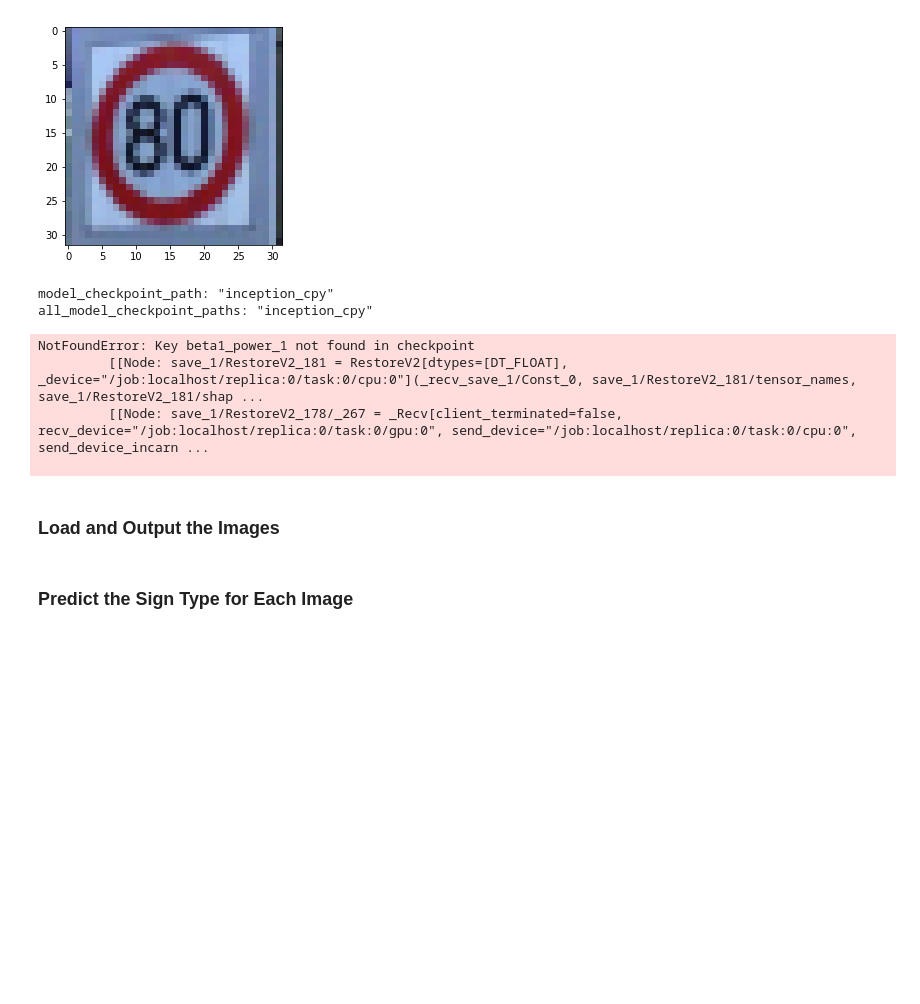
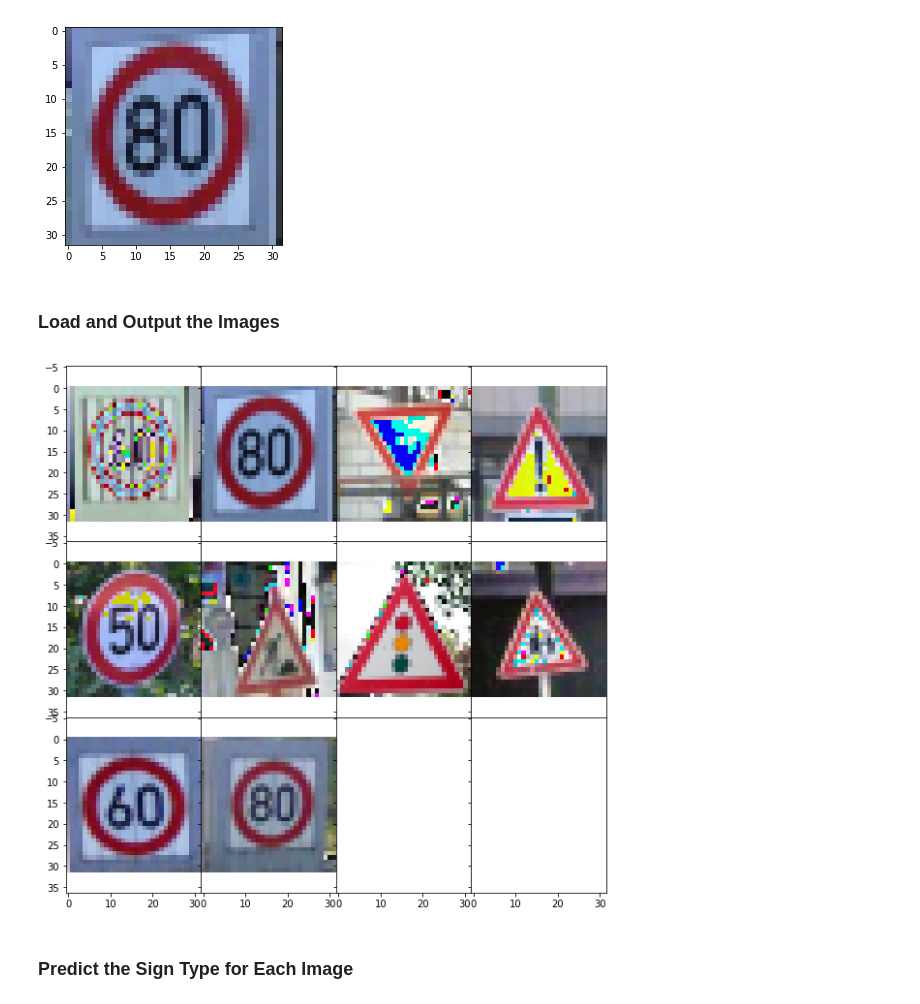
Before and after one commit to ahnguyen09/Car-ND-Projects, a Jupyter notebook: CarND-Traffic-Sign-Classifier-Project/Traffic_Sign_Classifier.ipynb, the cells around one changed output. Saved outputs shown, nothing was run; the diff lists cells and outputs as text; code cells hidden in the pictures; blank space fills up the shorter version.

```diff
--- a/CarND-Traffic-Sign-Classifier-Project/Traffic_Sign_Classifier.ipynb
+++ b/CarND-Traffic-Sign-Classifier-Project/Traffic_Sign_Classifier.ipynb
@@ -1049,28 +975,5 @@ plt.imshow(X_test_net_norm[1])
 # %% [output]
 <matplotlib.image.AxesImage at 0x...>
 [figure]
-# %%
-print(tf.train.get_checkpoint_state(os.path.dirname('inception_cpy')))
-# %% [output]
-model_checkpoint_path: "inception_cpy"
-all_model_checkpoint_paths: "inception_cpy"
-# %%
-
-with tf.Session() as sess:
-    # Load best model and evaluate on iamges from internet
-    #saver = tf.train.import_meta_graph('inception.meta')
-    #saver.restore(sess, './inception')
-    #sess.run(tf.global_variables_initializer())
-    #saver.restore(sess, './inception')
-    saver.restore(sess, tf.train.latest_checkpoint('.'))
-    print("Training:",evaluate(X_train_mod, y_train_mod, 1.0))
-    print("Validation:",evaluate(X_valid_norm, y_valid, 1.0))
-    print("Test:",evaluate(X_test_norm, y_test, 1.0))
-    print("Test Internet:",evaluate(X_test_net_norm, y_test_net, 1.0))
-# %% [output]
-NotFoundError: Key beta1_power_1 not found in checkpoint
-         [[Node: save_1/RestoreV2_181 = RestoreV2[dtypes=[DT_FLOAT], _device="/job:localhost/replica:0/task:0/cpu:0"](_recv_save_1/Const_0, save_1/RestoreV2_181/tensor_names, save_1/RestoreV2_181/shap ...
-         [[Node: save_1/RestoreV2_178/_267 = _Recv[client_terminated=false, recv_device="/job:localhost/replica:0/task:0/gpu:0", send_device="/job:localhost/replica:0/task:0/cpu:0", send_device_incarn ...
-
 # %% [markdown]
 ### Load and Output the Images
@@ -1080,2 +980,13 @@ NotFoundError: Key beta1_power_1 not found in checkpoint
+# %%
+fig, axmx = plt.subplots(3, 4, sharex=True, sharey=True)
+fig.subplots_adjust(hspace=0,wspace=0)
+fig.set_size_inches(10,10)
+
+for i in range(len(y_test_net)):
+    y = math.floor(i/4)
+    x = i%4
+    axmx[y,x].imshow(X_test_net_norm[i])
+# %% [output]
+[figure, added]
 # %% [markdown]
 ### Predict the Sign Type for Each Image
```
Also changed, not shown: parts of 50 cells of this notebook, 6 other files.
